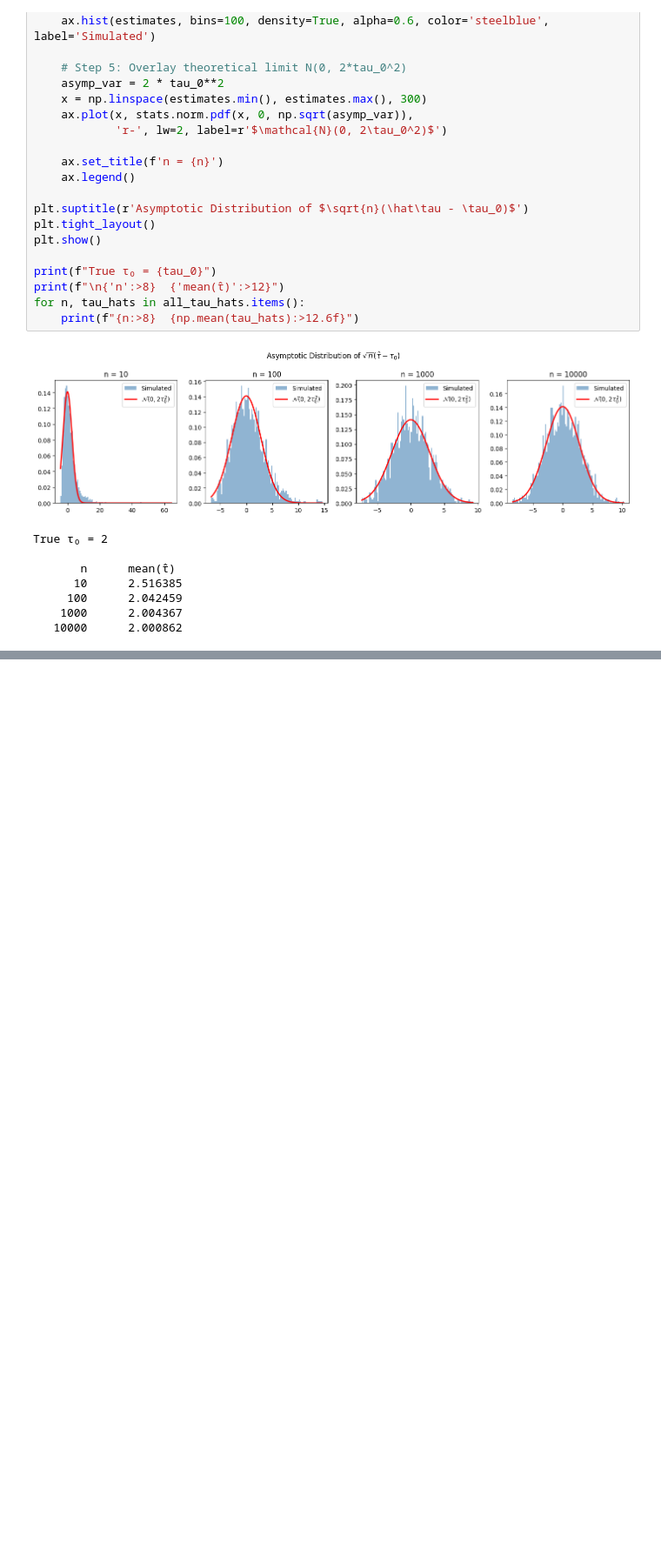
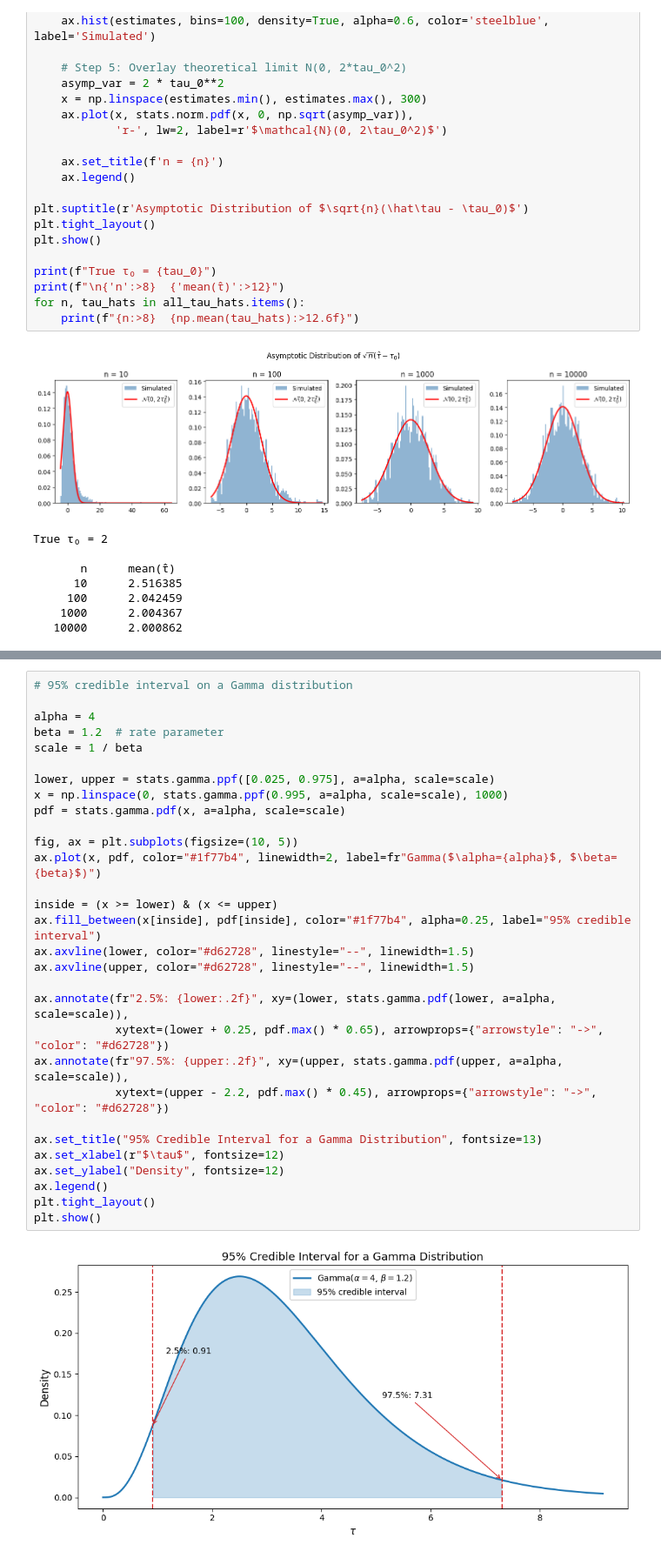
Before and after one commit to su-andrew/stats200q, a Jupyter notebook: Stats200_Book.ipynb, the cells around one changed output, grey strips where cells are left out. Shown at 87% size. Cells and saved outputs as stored; diff of their text form; blank space fills up the shorter version.

```diff
--- a/Stats200_Book.ipynb
+++ b/Stats200_Book.ipynb
@@ -602,0 +688,32 @@ True τ₀ = 2
+# %%
+# 95% credible interval on a Gamma distribution
+
+alpha = 4
+beta = 1.2  # rate parameter
+scale = 1 / beta
+
+lower, upper = stats.gamma.ppf([0.025, 0.975], a=alpha, scale=scale)
+x = np.linspace(0, stats.gamma.ppf(0.995, a=alpha, scale=scale), 1000)
+pdf = stats.gamma.pdf(x, a=alpha, scale=scale)
+
+fig, ax = plt.subplots(figsize=(10, 5))
+ax.plot(x, pdf, color="#1f77b4", linewidth=2, label=fr"Gamma($\alpha={alpha}$, $\beta={beta}$)")
+
+inside = (x >= lower) & (x <= upper)
+ax.fill_between(x[inside], pdf[inside], color="#1f77b4", alpha=0.25, label="95% credible interval")
+ax.axvline(lower, color="#d62728", linestyle="--", linewidth=1.5)
+ax.axvline(upper, color="#d62728", linestyle="--", linewidth=1.5)
+
+ax.annotate(fr"2.5%: {lower:.2f}", xy=(lower, stats.gamma.pdf(lower, a=alpha, scale=scale)),
+            xytext=(lower + 0.25, pdf.max() * 0.65), arrowprops={"arrowstyle": "->", "color": "#d62728"})
+ax.annotate(fr"97.5%: {upper:.2f}", xy=(upper, stats.gamma.pdf(upper, a=alpha, scale=scale)),
+            xytext=(upper - 2.2, pdf.max() * 0.45), arrowprops={"arrowstyle": "->", "color": "#d62728"})
+
+ax.set_title("95% Credible Interval for a Gamma Distribution", fontsize=13)
+ax.set_xlabel(r"$\tau$", fontsize=12)
+ax.set_ylabel("Density", fontsize=12)
+ax.legend()
+plt.tight_layout()
+plt.show()
+# %% [output]
+[figure, added]
```
Also changed, not shown: parts of 7 cells of this notebook, 2 other files.
